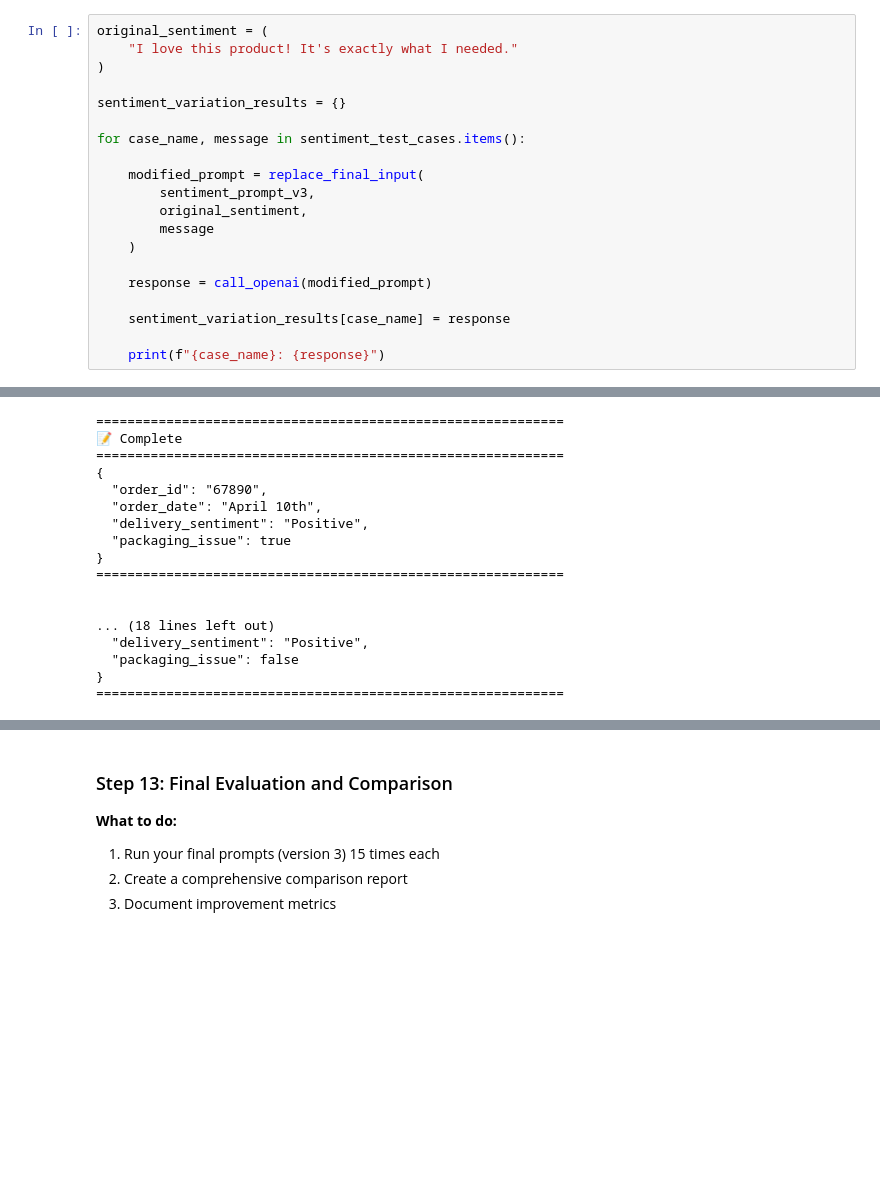
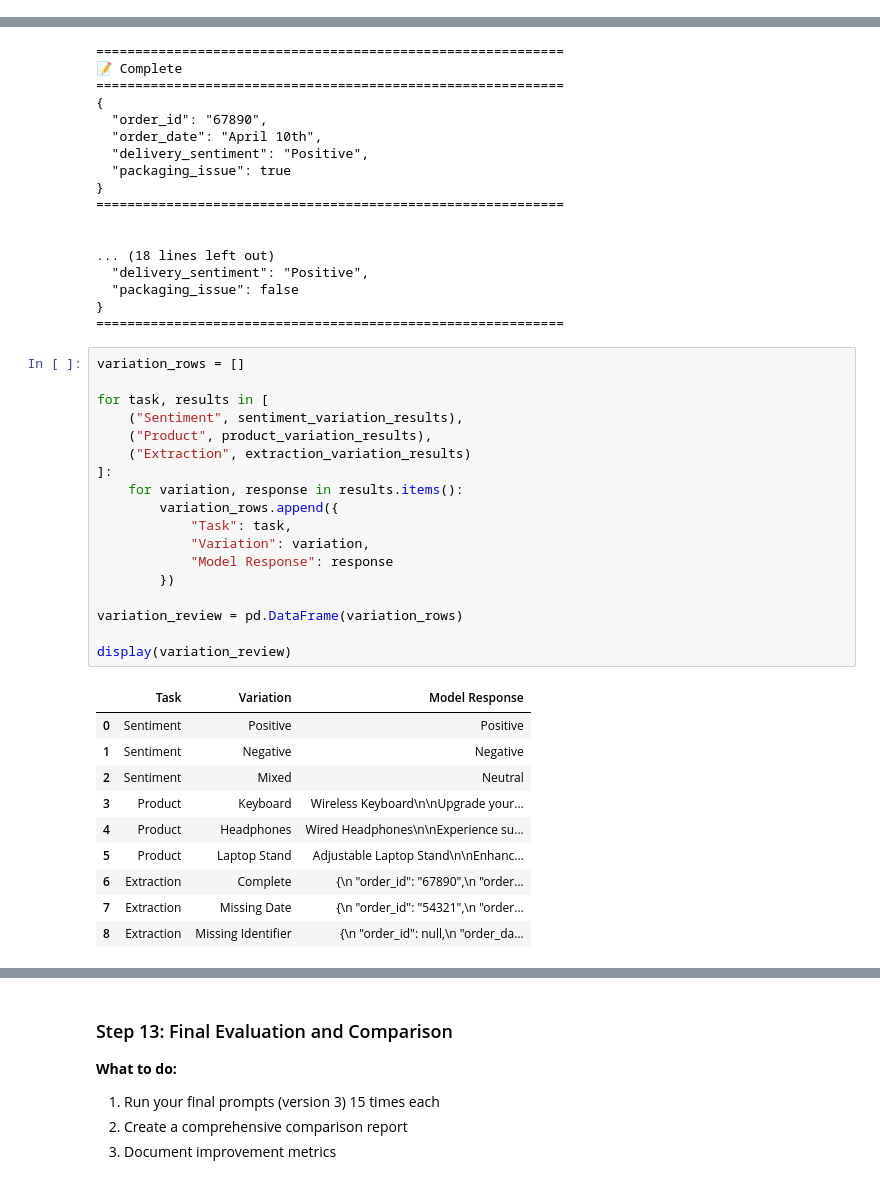
Before and after one commit to sabrinaurriola/lab-prompt-engineering, a Jupyter notebook: prompt_engineering_lab.ipynb, the cells around one changed output, grey strips where cells are left out. Drawn from its saved outputs; the diff is of its cells as text; blank space fills up the shorter version.

```diff
--- a/prompt_engineering_lab.ipynb
+++ b/prompt_engineering_lab.ipynb
@@ -1337,23 +1350,3 @@ for case_name, message in sentiment_test_cases.items():
 Positive: Positive
 Negative: Negative
 Mixed: Neutral
-# %%
-original_sentiment = (
-    "I love this product! It's exactly what I needed."
-)
-
-sentiment_variation_results = {}
-
-for case_name, message in sentiment_test_cases.items():
-
-    modified_prompt = replace_final_input(
-        sentiment_prompt_v3,
-        original_sentiment,
-        message
-    )
-
-    response = call_openai(modified_prompt)
-
-    sentiment_variation_results[case_name] = response
-
-    print(f"{case_name}: {response}")
@@ -1433,3 +1422,32 @@ for case_name, feedback in extraction_test_cases.items():
   "packaging_issue": false
 }
 ============================================================
+# %%
+variation_rows = []
+
+for task, results in [
+    ("Sentiment", sentiment_variation_results),
+    ("Product", product_variation_results),
+    ("Extraction", extraction_variation_results)
+]:
+    for variation, response in results.items():
+        variation_rows.append({
+            "Task": task,
+            "Variation": variation,
+            "Model Response": response
+        })
+
+variation_review = pd.DataFrame(variation_rows)
+
+display(variation_review)
+# %% [output]
+|  | Task | Variation | Model Response |
+| 0 | Sentiment | Positive | Positive |
+| 1 | Sentiment | Negative | Negative |
+| 2 | Sentiment | Mixed | Neutral |
+| 3 | Product | Keyboard | Wireless Keyboard\n\nUpgrade your... |
+| 4 | Product | Headphones | Wired Headphones\n\nExperience su... |
+| 5 | Product | Laptop Stand | Adjustable Laptop Stand\n\nEnhanc... |
+| 6 | Extraction | Complete | {\n "order_id": "67890",\n "order... |
+| 7 | Extraction | Missing Date | {\n "order_id": "54321",\n "order... |
+| 8 | Extraction | Missing Identifier | {\n "order_id": null,\n "order_da... |
```
Also changed, not shown: parts of 31 cells of this notebook.
